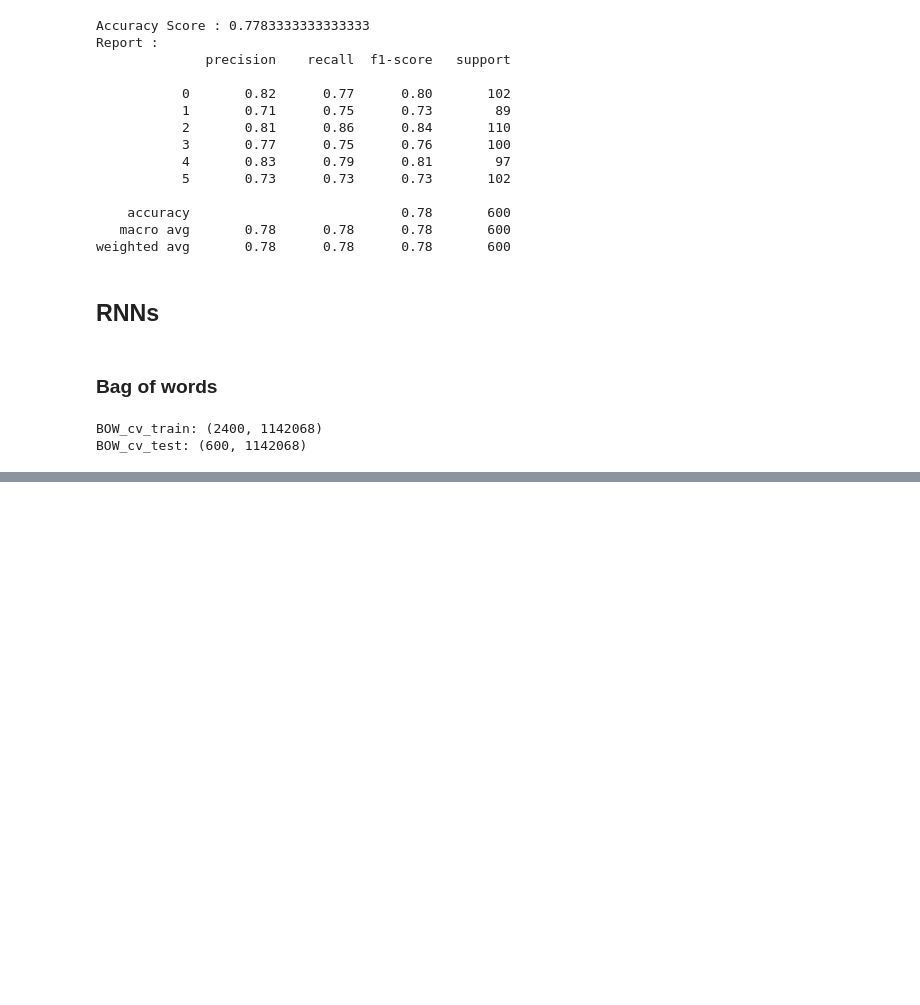
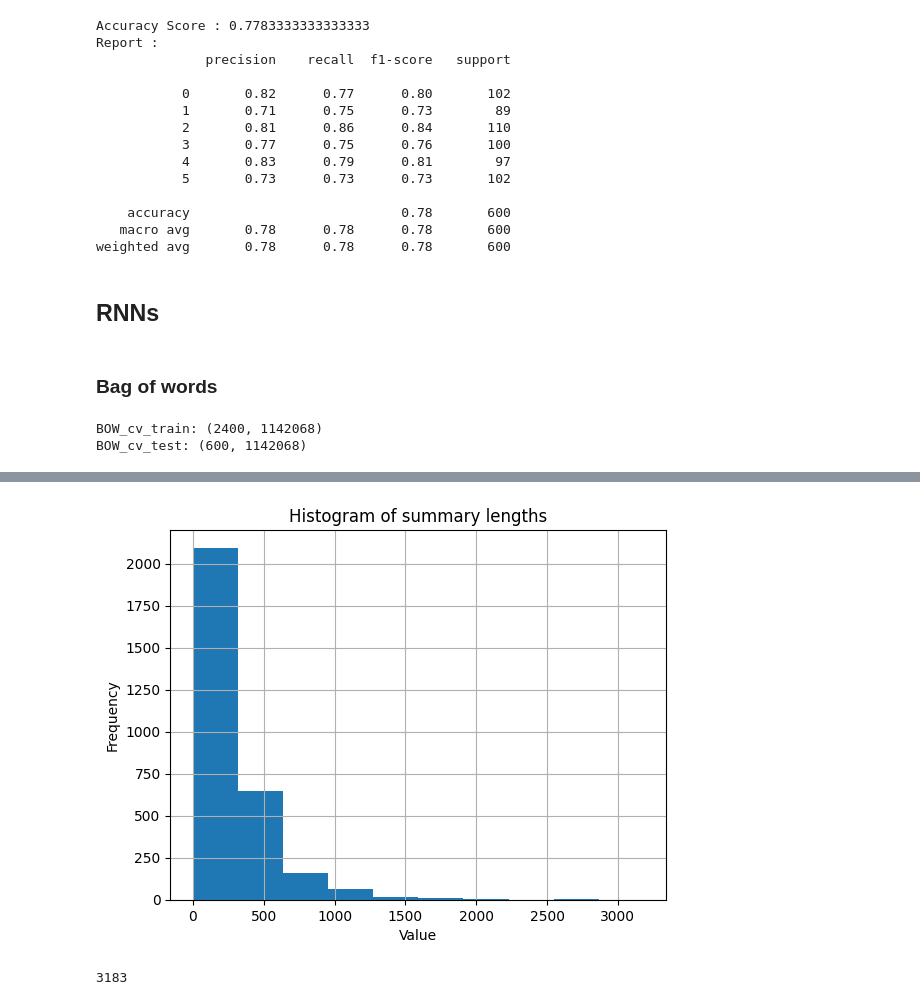
Before and after one commit to Lawrence4U/BookGenreDetector, a Jupyter notebook: src/bookGenreDetector.ipynb, the cells around one changed output, grey strips where cells are left out. Cells and saved outputs as stored; diff of their text form; code cells hidden in the pictures; blank space fills up the shorter version.

```diff
--- a/src/bookGenreDetector.ipynb
+++ b/src/bookGenreDetector.ipynb
@@ -454,0 +410,3 @@ BOW_cv_test: (600, 1142068)
+# %%
+df_lstm = data[['genre','summary']]
+df_lstm
@@ -454,0 +427,17 @@ BOW_cv_test: (600, 1142068)
+# %%
+summ_lengths = [len(get_word_tokens(get_sent_tokens(elem))) for elem in df_lstm.summary]
+# %%
+import matplotlib.pyplot as plt
+# Plot histogram
+plt.hist(summ_lengths)
+plt.xlabel('Value')
+plt.ylabel('Frequency')
+plt.title('Histogram of summary lengths')
+plt.grid(True)
+plt.show()
+# %% [output]
+[figure, added]
+# %%
+max([len(get_word_tokens(get_sent_tokens(elem))) for elem in df_lstm.summary])
+# %% [output]
+3183
```
Also changed, not shown: parts of 16 cells of this notebook, 1 other file.
